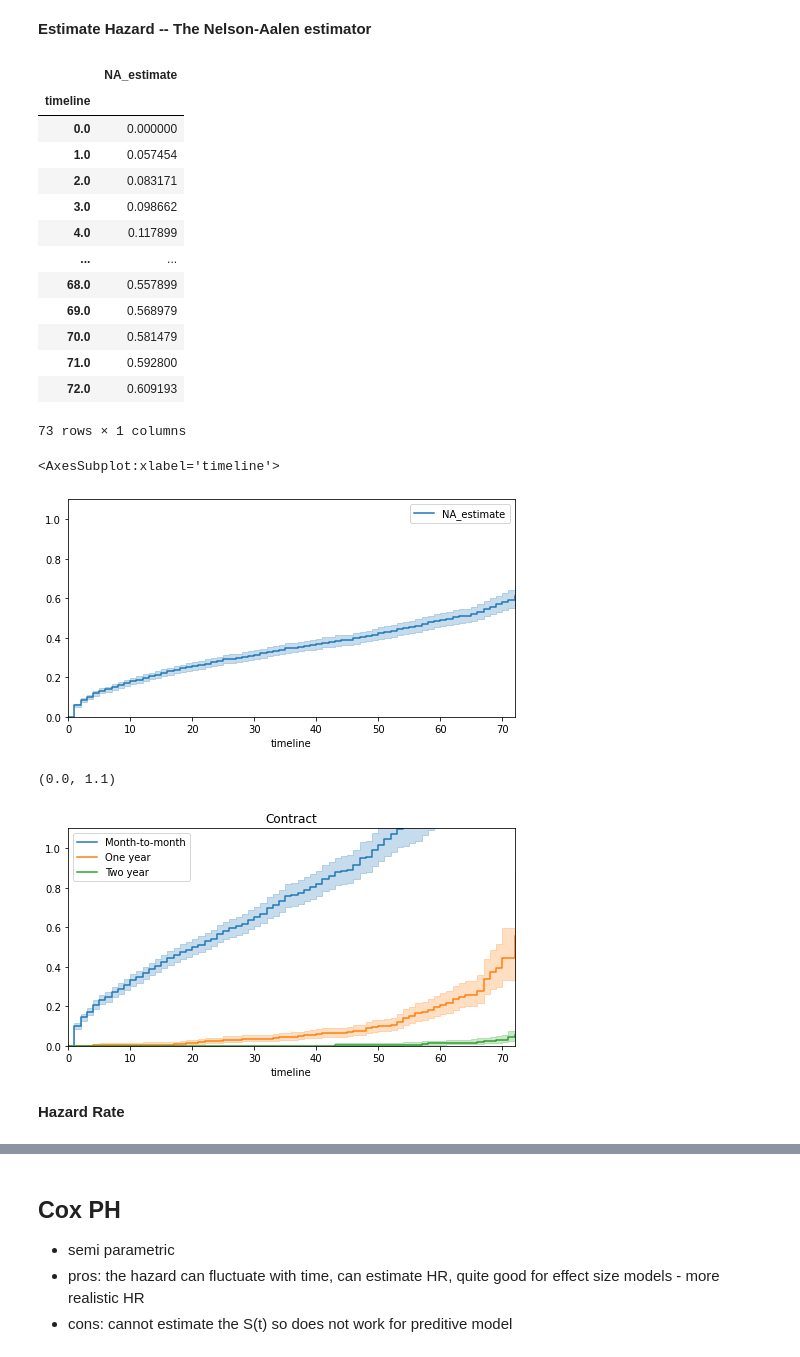
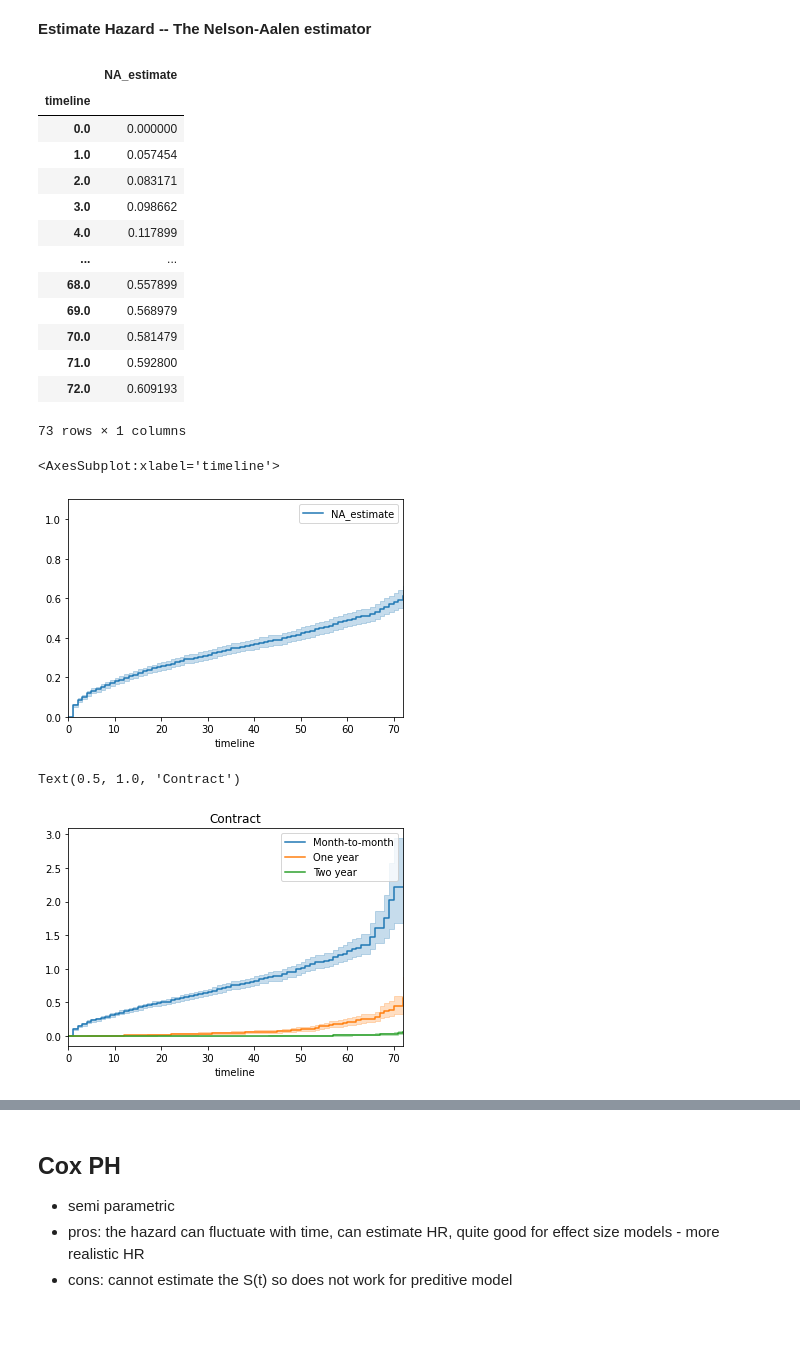
Before and after one commit to ACLCabatingan/data_science, a Jupyter notebook: statistics/survival_analysis/telco_customer_churn.ipynb, the cells around one changed output, grey strips where cells are left out. Cells and saved outputs as stored; diff of their text form; code cells hidden in the pictures; blank space fills up the shorter version.

```diff
--- a/statistics/survival_analysis/telco_customer_churn.ipynb
+++ b/statistics/survival_analysis/telco_customer_churn.ipynb
@@ -238,3 +230,10 @@ Hazard Ratio      - H(x=1) / H(x=0) ... e.g. those exposed is twice at risk as t
 - non parametric
 - pros: simple to interpret, can estimate S(t).
 - cons: no functional form, cannot estimate HR, only handles categorical (and only few) variables
+# %%
+from lifelines.utils import survival_table_from_events
+
+T = train_df['tenure']
+E = train_df['Churn']
+table = survival_table_from_events(T, E)
+table
@@ -254,0 +257,6 @@ plt.ylim(0, 1)
+# %%
+from lifelines import KaplanMeierFitter
+
+kmf = KaplanMeierFitter()
+kmf.fit(T, event_observed=E)  # or, more succinctly, kmf.fit(T, E)
+kmf.plot_survival_function()
@@ -257,12 +282,11 @@ plt.ylim(0, 1)
 
 - As expected from boxplots above
 # %%
-plt.figure(figsize=(8,4))
 ax = plt.subplot(111)
 group = 'Contract'
 for name, df in telco_df.groupby(group):
     idx = telco_df.loc[train_df.index][group] == name
-    kmf = sv.KaplanMeierFitter().fit(T[idx], S[idx], alpha=0.05, label=name)
+    kmf = sv.KaplanMeierFitter().fit(T[idx], E[idx], alpha=0.05, label=name)
     kmf.plot_survival_function(ax=ax)
 plt.title(group)
 plt.ylim(0, 1.1)
@@ -273,8 +297,7 @@ plt.ylim(0, 1.1)
 **Estimate Hazard -- The Nelson-Aalen estimator**
 # %%
 from lifelines import NelsonAalenFitter
-plt.figure(figsize=(8,4))
-naf = NelsonAalenFitter(alpha=0.05, nelson_aalen_smoothing = False).fit(T, S)
+naf = NelsonAalenFitter(alpha=0.05, nelson_aalen_smoothing = False).fit(T, E)
 display(naf.cumulative_hazard_)
 plt.ylim(0, 1.1)
 naf.plot()
@@ -294,19 +317,16 @@ naf.plot()
 | 72.0 | 0.609193 |
 73 rows × 1 columns
 <AxesSubplot:xlabel='timeline'>
-[figure, old version]
+[figure, new version]
 # %%
-plt.figure(figsize=(8,4))
+#Can be described more intuitively usnig HR
 ax = plt.subplot(111)
 group = 'Contract'
 for name, df in telco_df.groupby(group):
     idx = telco_df.loc[train_df.index][group] == name
-    naf = NelsonAalenFitter().fit(T[idx], S[idx], label=name)
+    naf = NelsonAalenFitter().fit(T[idx], E[idx], label=name)
     naf.plot(ax=ax)
 plt.title(group)
-plt.ylim(0, 1.1)
 # %% [output]
-(0.0, 1.1)
+Text(0.5, 1.0, 'Contract')
-[figure, old version]
+[figure, new version]
-# %% [markdown]
-**Hazard Rate**
```
Also changed, not shown: parts of 22 cells of this notebook.
